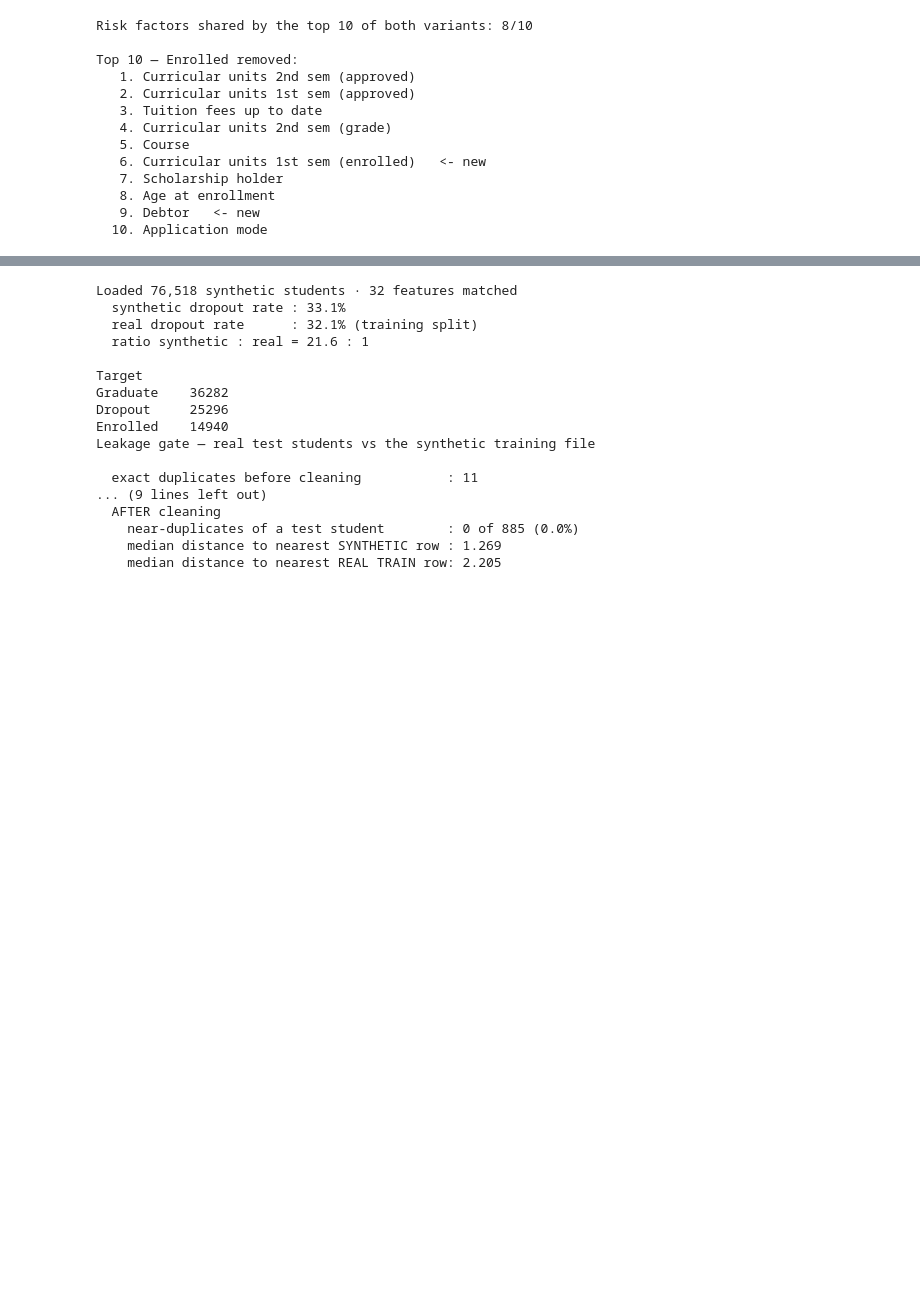
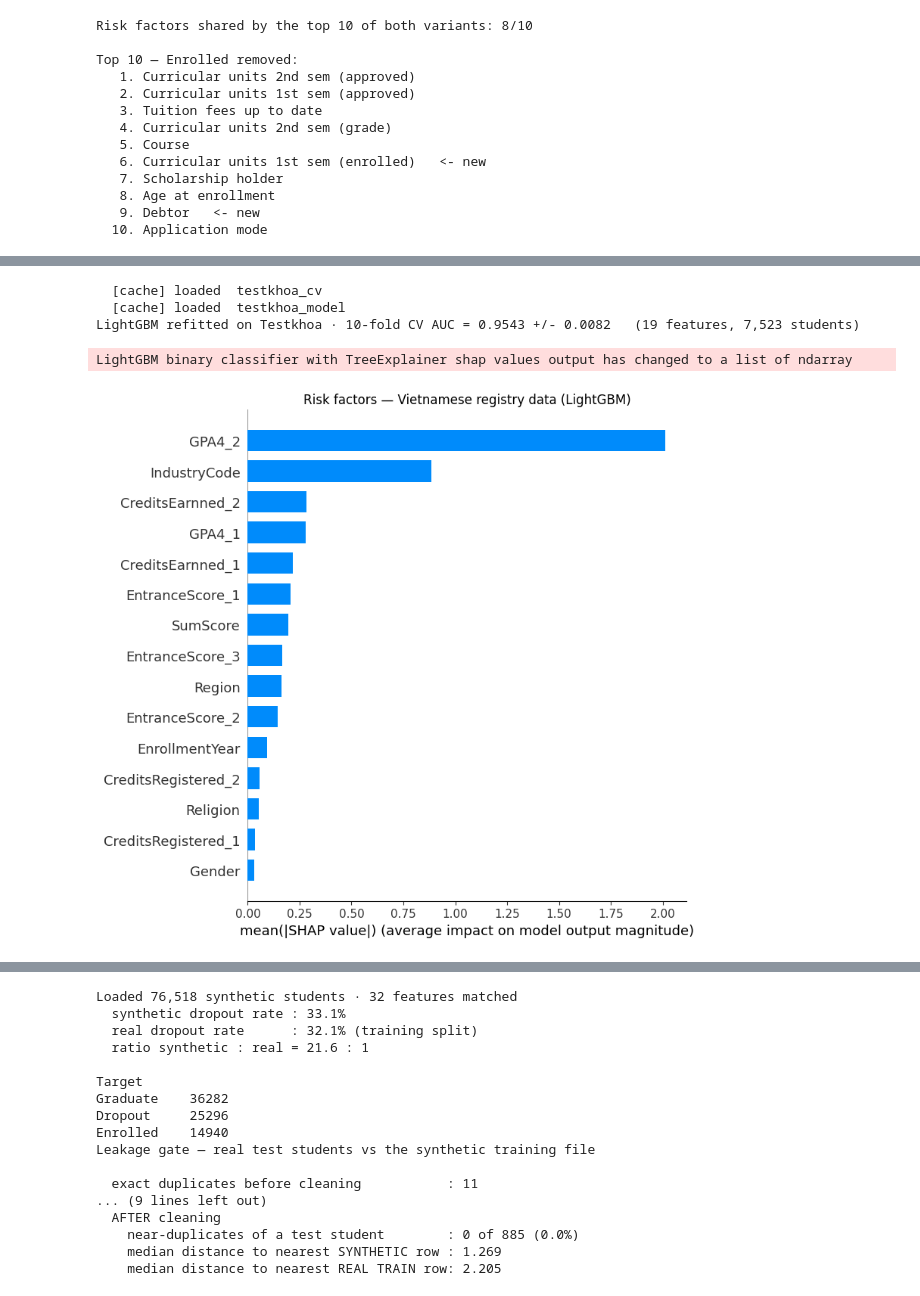
Before and after one commit to Soukthavilay/lightGBM-student-prediction, a Jupyter notebook: Student_Perfor.ipynb, the cells around one changed output, grey strips where cells are left out. Drawn from its saved outputs; the diff is of its cells as text; code cells hidden in the pictures; blank space fills up the shorter version.

```diff
--- a/Student_Perfor.ipynb
+++ b/Student_Perfor.ipynb
@@ -2441,0 +2784,53 @@ Every cell in this section is skipped cleanly if the file is absent, so the note
+# %%
+if testkhoa_ready:
+    VN_CAT = ['Gender', 'Nation', 'Religion', 'Region', 'Aspiration',
+              'IndustryCode', 'Rating_1', 'Rating_2', 'EnrollmentYear']
+    VN_NUM = ['EntranceScore_1', 'EntranceScore_2', 'EntranceScore_3', 'SumScore',
+              'GPA4_1', 'CreditsRegistered_1', 'CreditsEarnned_1',
+              'GPA4_2', 'CreditsRegistered_2', 'CreditsEarnned_2']
+    VN_FEATURES = VN_CAT + VN_NUM        # TermStatus and semesters 3-4 deliberately excluded
+
+    X_vn = vn[VN_FEATURES].copy()
+    for c in VN_CAT:
+        X_vn[c] = pd.Categorical(X_vn[c])
+
+    skf_vn = StratifiedKFold(CV_FOLDS, shuffle=True, random_state=RANDOM_STATE)
+
+    def _vn_cv():
+        out = []
+        for tr, va in skf_vn.split(X_vn, y_vn):
+            m = lgb.LGBMClassifier(objective='binary', is_unbalance=True,
+                                   random_state=RANDOM_STATE, verbose=-1)
+            m.fit(X_vn.iloc[tr], y_vn[tr])
+            out.append(roc_auc_score(y_vn[va], m.predict_proba(X_vn.iloc[va])[:, 1]))
+        return np.array(out)
+
+    vn_cv = cached('testkhoa_cv', _vn_cv, extra=tuple(VN_FEATURES))
+    vn_model = cached('testkhoa_model',
+                      lambda: lgb.LGBMClassifier(objective='binary', is_unbalance=True,
+                                                 random_state=RANDOM_STATE, verbose=-1)
+                                 .fit(X_vn, y_vn),
+                      extra=tuple(VN_FEATURES))
+
+    print(f'LightGBM refitted on Testkhoa · {CV_FOLDS}-fold CV AUC = '
+          f'{vn_cv.mean():.4f} +/- {vn_cv.std():.4f}   ({len(VN_FEATURES)} features, '
+          f'{len(X_vn):,} students)')
+
+    sv_vn = shap.TreeExplainer(vn_model).shap_values(X_vn)
+    if isinstance(sv_vn, list):
+        sv_vn = sv_vn[1]
+    shap_vn = (pd.DataFrame({'feature': VN_FEATURES,
+                             'mean_abs_shap': np.abs(np.array(sv_vn)).mean(axis=0)})
+               .sort_values('mean_abs_shap', ascending=False).reset_index(drop=True))
+
+    shap.summary_plot(sv_vn, X_vn, plot_type='bar', max_display=15, show=False)
+    plt.title('Risk factors — Vietnamese registry data (LightGBM)')
+    plt.tight_layout()
+    plt.savefig(FIG_DIR / '29_shap_testkhoa.png', dpi=150, bbox_inches='tight')
+    plt.show()
+# %% [output]
+  [cache] loaded  testkhoa_cv
+  [cache] loaded  testkhoa_model
+LightGBM refitted on Testkhoa · 10-fold CV AUC = 0.9543 +/- 0.0082   (19 features, 7,523 students)
+LightGBM binary classifier with TreeExplainer shap values output has changed to a list of ndarray
+[figure, added]
```
Also changed, not shown: parts of 90 cells of this notebook, 15 other files.
